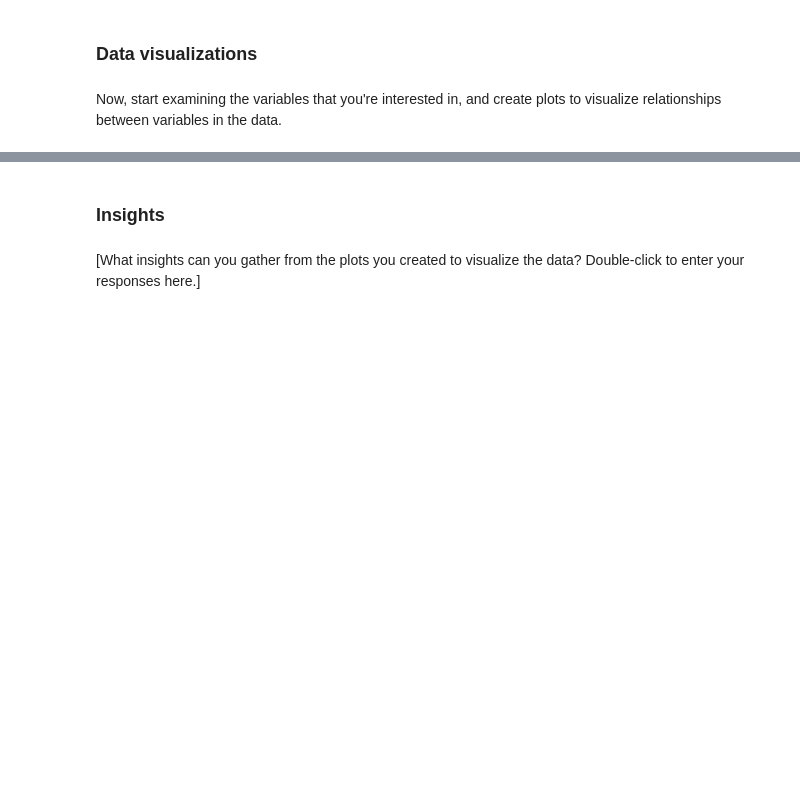
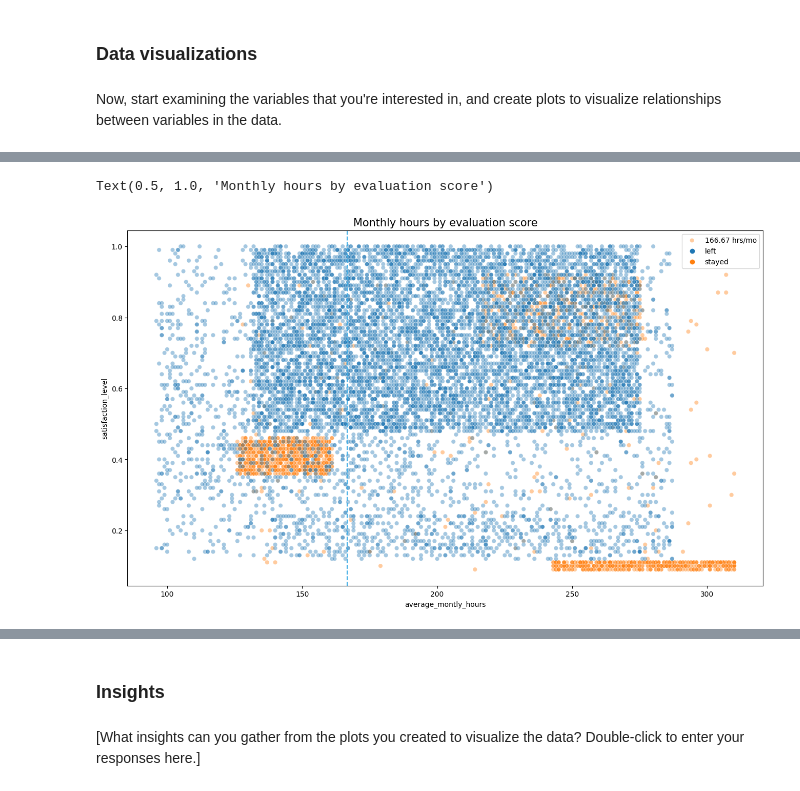
Before and after one commit to Thiraphat-DEV/HrInsight, a Jupyter notebook: Salifort Motors project .ipynb, the cells around one changed output, grey strips where cells are left out. Drawn from its saved outputs; the diff is of its cells as text; code cells hidden in the pictures; blank space fills up the shorter version.

```diff
--- a/Salifort Motors project .ipynb
+++ b/Salifort Motors project .ipynb
@@ -344,0 +391,11 @@ Now, start examining the variables that you're interested in, and create plots t
+# %%
+# Create a plot as needed
+### YOUR CODE HERE ###
+plt.figure(figsize=(16, 9))
+sns.scatterplot(data=df1, x = 'average_montly_hours', y = 'satisfaction_level', hue='left', alpha=0.4)
+plt.axvline(x = 166.67, color='#40ade5', label="166.67 hrs/mo", ls='--')
+plt.legend(labels=['166.67 hrs/mo', 'left', 'stayed'])
+plt.title('Monthly hours by evaluation score', fontsize = 15)
+# %% [output]
+Text(0.5, 1.0, 'Monthly hours by evaluation score')
+[figure, added]
```
Also changed, not shown: parts of 42 cells of this notebook.
